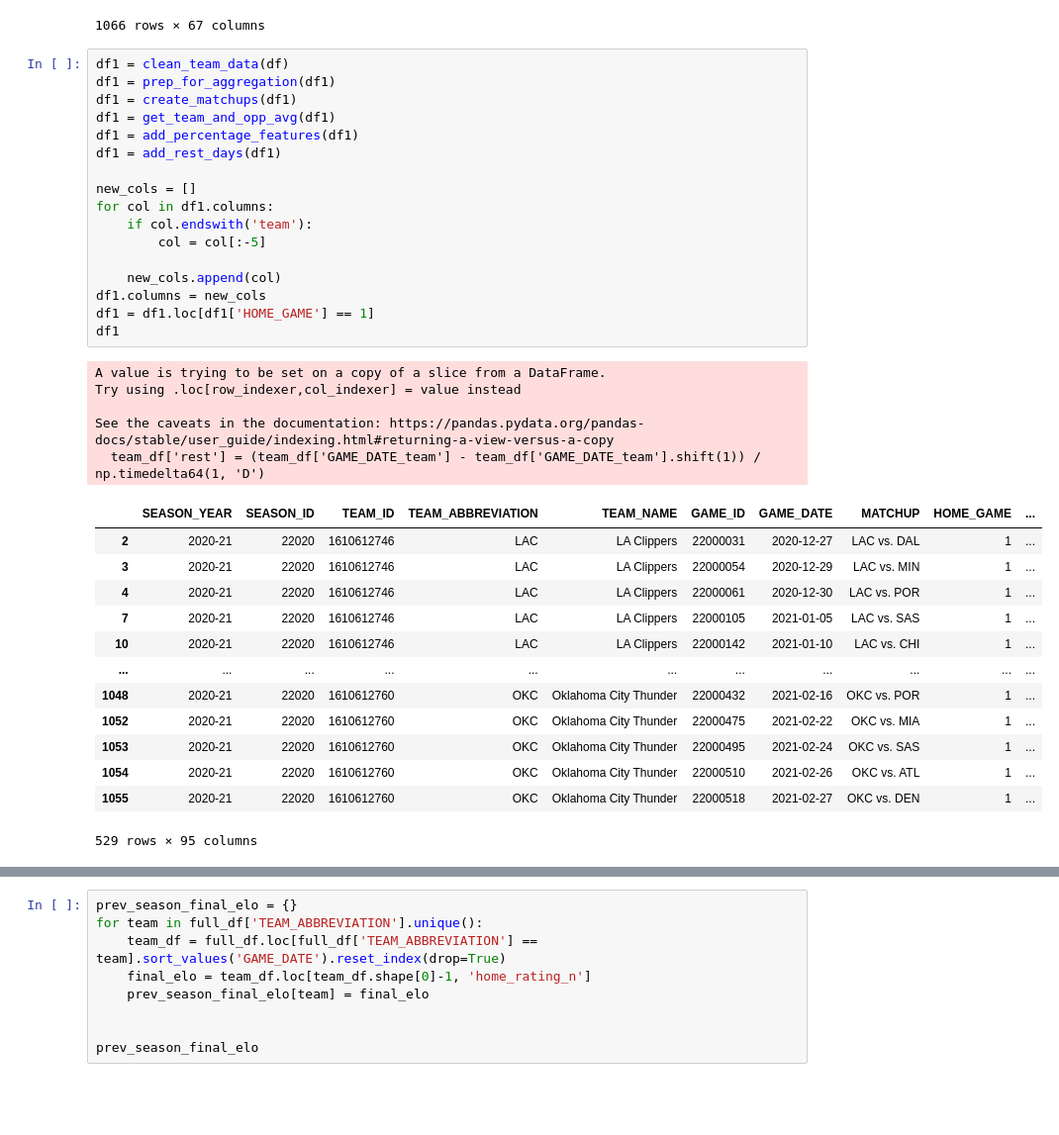
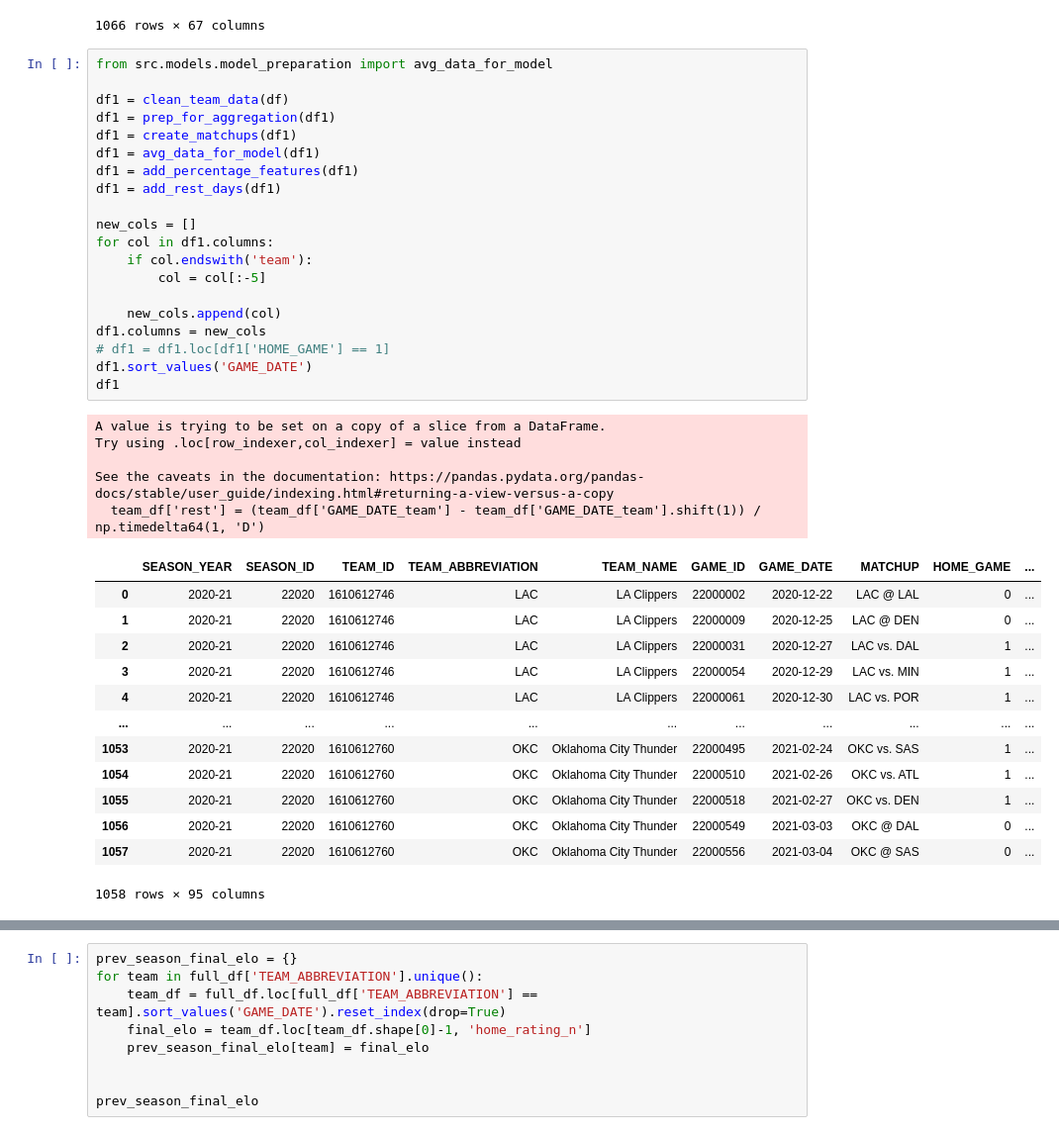
Before and after one commit to jnish23/NBA_Model, a Jupyter notebook: notebooks/team_based_cover_classifier.ipynb, the cells around one changed output, grey strips where cells are left out. Shown at 99% size. Cells and saved outputs as stored; diff of their text form; blank space fills up the shorter version.

Commit message:
feat: Train and save models

```diff
--- a/notebooks/team_based_cover_classifier.ipynb
+++ b/notebooks/team_based_cover_classifier.ipynb
@@ -1614,38 +1976,41 @@ df
 | 1065 | 2020-21 | 22020 | 1610612740 | NOP | New Orleans Pelicans | 22000557 | 2021-03-04 | NOP vs. MIA | L | ... |
 1066 rows × 67 columns
 # %%
+from src.models.model_preparation import avg_data_for_model
+
 df1 = clean_team_data(df)
 df1 = prep_for_aggregation(df1)
 df1 = create_matchups(df1)
-df1 = get_team_and_opp_avg(df1)
+df1 = avg_data_for_model(df1)
 df1 = add_percentage_features(df1)
 df1 = add_rest_days(df1)
 
 new_cols = []
 for col in df1.columns:
     if col.endswith('team'):
         col = col[:-5]
 
     new_cols.append(col)
 df1.columns = new_cols
-df1 = df1.loc[df1['HOME_GAME'] == 1]
+# df1 = df1.loc[df1['HOME_GAME'] == 1]
+df1.sort_values('GAME_DATE')
 df1
 # %% [output]
 A value is trying to be set on a copy of a slice from a DataFrame.
 Try using .loc[row_indexer,col_indexer] = value instead
 
 See the caveats in the documentation: https://pandas.pydata.org/pandas-docs/stable/user_guide/indexing.html#returning-a-view-versus-a-copy
   team_df['rest'] = (team_df['GAME_DATE_team'] - team_df['GAME_DATE_team'].shift(1)) / np.timedelta64(1, 'D')
 |  | SEASON_YEAR | SEASON_ID | TEAM_ID | TEAM_ABBREVIATION | TEAM_NAME | GAME_ID | GAME_DATE | MATCHUP | HOME_GAME | ... |
+| 0 | 2020-21 | 22020 | 1610612746 | LAC | LA Clippers | 22000002 | 2020-12-22 | LAC @ LAL | 0 | ... |
+| 1 | 2020-21 | 22020 | 1610612746 | LAC | LA Clippers | 22000009 | 2020-12-25 | LAC @ DEN | 0 | ... |
 | 2 | 2020-21 | 22020 | 1610612746 | LAC | LA Clippers | 22000031 | 2020-12-27 | LAC vs. DAL | 1 | ... |
 | 3 | 2020-21 | 22020 | 1610612746 | LAC | LA Clippers | 22000054 | 2020-12-29 | LAC vs. MIN | 1 | ... |
 | 4 | 2020-21 | 22020 | 1610612746 | LAC | LA Clippers | 22000061 | 2020-12-30 | LAC vs. POR | 1 | ... |
-| 7 | 2020-21 | 22020 | 1610612746 | LAC | LA Clippers | 22000105 | 2021-01-05 | LAC vs. SAS | 1 | ... |
-| 10 | 2020-21 | 22020 | 1610612746 | LAC | LA Clippers | 22000142 | 2021-01-10 | LAC vs. CHI | 1 | ... |
 | ... | ... | ... | ... | ... | ... | ... | ... | ... | ... | ... |
-| 1048 | 2020-21 | 22020 | 1610612760 | OKC | Oklahoma City Thunder | 22000432 | 2021-02-16 | OKC vs. POR | 1 | ... |
-| 1052 | 2020-21 | 22020 | 1610612760 | OKC | Oklahoma City Thunder | 22000475 | 2021-02-22 | OKC vs. MIA | 1 | ... |
 | 1053 | 2020-21 | 22020 | 1610612760 | OKC | Oklahoma City Thunder | 22000495 | 2021-02-24 | OKC vs. SAS | 1 | ... |
 | 1054 | 2020-21 | 22020 | 1610612760 | OKC | Oklahoma City Thunder | 22000510 | 2021-02-26 | OKC vs. ATL | 1 | ... |
 | 1055 | 2020-21 | 22020 | 1610612760 | OKC | Oklahoma City Thunder | 22000518 | 2021-02-27 | OKC vs. DEN | 1 | ... |
+| 1056 | 2020-21 | 22020 | 1610612760 | OKC | Oklahoma City Thunder | 22000549 | 2021-03-03 | OKC @ DAL | 0 | ... |
+| 1057 | 2020-21 | 22020 | 1610612760 | OKC | Oklahoma City Thunder | 22000556 | 2021-03-04 | OKC @ SAS | 0 | ... |
-529 rows × 95 columns
+1058 rows × 95 columns
```
Also changed, not shown: parts of 89 cells of this notebook, 27 other files.
